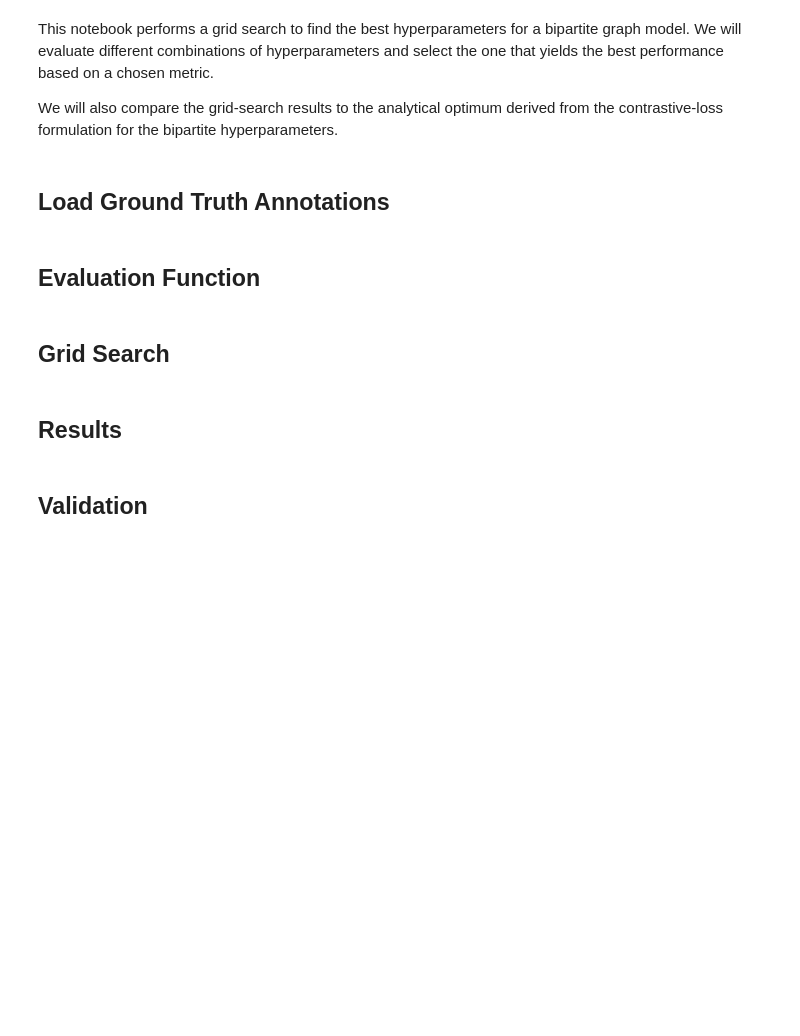
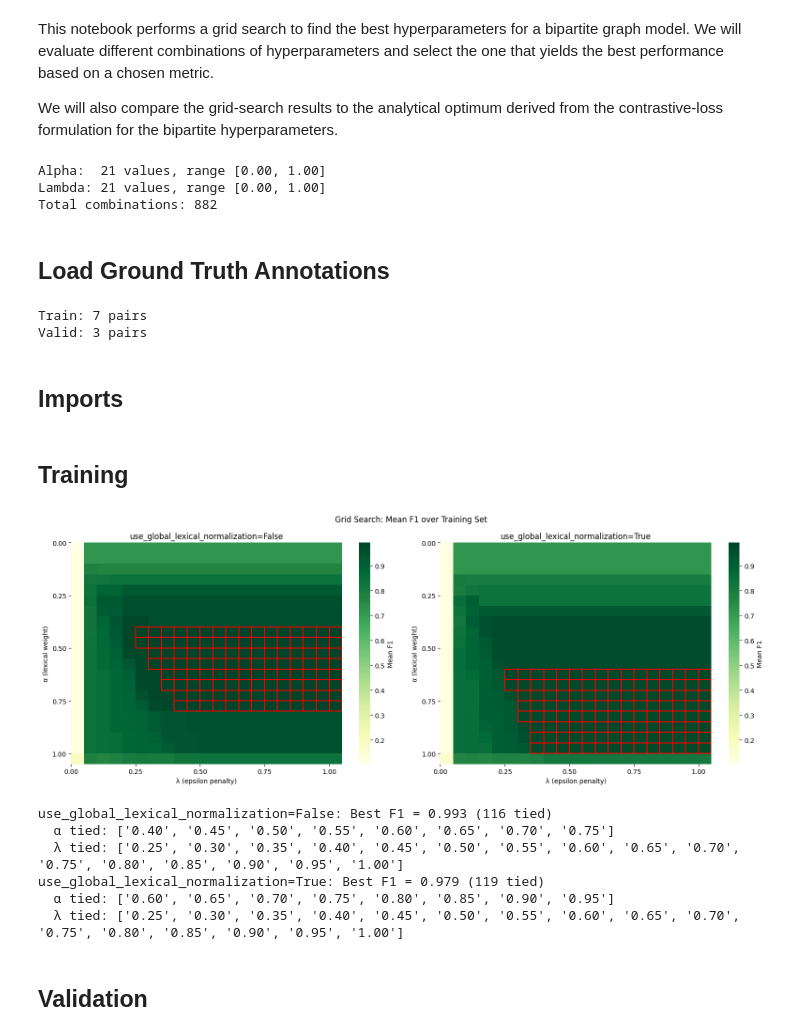
Before and after one commit to michamettler/BA-FS26_ciel_Mettler_Dialektanalyse, a Jupyter notebook: scripts/grid-search-bipartite-hyperparams.ipynb, the cells around one changed output. Cells and saved outputs as stored; diff of their text form; code cells hidden in the pictures; blank space fills up the shorter version.

Commit message:
implemented grid-search to find hyperparams in bipartite matching

```diff
--- a/scripts/grid-search-bipartite-hyperparams.ipynb
+++ b/scripts/grid-search-bipartite-hyperparams.ipynb
@@ -11,37 +11,53 @@ import numpy as np
 sys.path.insert(0, "domain")
 sys.path.insert(0, "utils")
 
-# Define the hyperparameters to search over
-alphas = np.linspace(0, 1, 21)   # lexical vs. positional weight (1 = lexical only)
+# hyperparameters to search over
+alphas = np.linspace(0, 1, 21)  # lexical vs. positional weight (1 = lexical only)
 lambdas = np.linspace(0, 1, 21)  # epsilon penalty (0 = no penalty, 1 = max penalty)
+lexical_normalization_modes = [False, True]  # use global or local lexical normalization
 
 print(f"Alpha:  {len(alphas)} values, range [{alphas[0]:.2f}, {alphas[-1]:.2f}]")
 print(f"Lambda: {len(lambdas)} values, range [{lambdas[0]:.2f}, {lambdas[-1]:.2f}]")
-print(f"Total combinations: {len(alphas) * len(lambdas)}")
+print(f"Total combinations: {len(alphas) * len(lambdas) * len(lexical_normalization_modes):,}")
+# %% [output]
+Alpha:  21 values, range [0.00, 1.00]
+Lambda: 21 values, range [0.00, 1.00]
+Total combinations: 882
 # %% [markdown]
 ## Load Ground Truth Annotations
 # %%
 import json
 import pandas as pd
+from collections import defaultdict
 
-# Load ground truth alignments
-with open("../transcripts/synthetic/synthetic-ground-truth-alignments.json", encoding="utf-8") as f:
-    all_entries = json.load(f)
+# ground truth alignments
+with open("../transcripts/synthetic/synthetic-ground-truth-alignments.json", encoding="utf-8-sig") as f:
+    ground_truth_entries = json.load(f)
 
-# Convert string keys to int in alignments
-for entry in all_entries:
+# parse string keys to int's in ground truth alignments
+for entry in ground_truth_entries:
     entry["alignment"] = {int(k): v for k, v in entry["alignment"].items()}
 
-# Load split info from TSV
-df_split = pd.read_csv("../transcripts/synthetic/synthetic-dialect-ignorant-transcript.tsv", sep="\t", encoding="utf-8-sig")
-split_map = dict(zip(df_split["index"], df_split["split"]))
+# load synthetic dataset
+df_synthetic_dit_transcripts = pd.read_csv(
+    "../transcripts/synthetic/synthetic-dialect-ignorant-transcript.tsv",
+    sep="\t", encoding="utf-8-sig"
+)
+split_map = dict(zip(df_synthetic_dit_transcripts["index"], df_synthetic_dit_transcripts["split"]))
 
-# Split into train/valid (exclude test)
-train_entries = [e for e in all_entries if split_map.get(e["index"]) == "train"]
-valid_entries = [e for e in all_entries if split_map.get(e["index"]) == "valid"]
+# build training and validation sets based on split
+entries_by_split = defaultdict(list)
+for entry in ground_truth_entries:
+    entries_by_split[split_map.get(entry["index"])].append(entry)
+
+train_entries = entries_by_split["train"]
+valid_entries = entries_by_split["valid"]
 
 print(f"Train: {len(train_entries)} pairs")
 print(f"Valid: {len(valid_entries)} pairs")
+# %% [output]
+Train: 7 pairs
+Valid: 3 pairs
 # %% [markdown]
-## Evaluation Function
+## Imports
 # %%
@@ -51,2 +69,2 @@ print(f"Valid: {len(valid_entries)} pairs")
 # %% [markdown]
-## Grid Search
+## Training
@@ -58,8 +71,25 @@ print(f"Valid: {len(valid_entries)} pairs")
-# %% [markdown]
-## Results
 # %%
-# TODO: heatmap of F1 over alpha x lambda grid
-# TODO: print best (alpha, lambda) and corresponding F1
+df_train = grid_search(train_entries, alphas, lambdas, lexical_normalization_modes)
+train_f1_grids = pivot_f1_grids(df_train)
+
+plot_grid_search_heatmaps(
+    panels=[(train_f1_grids[mode], f"use_global_lexical_normalization={mode}") for mode in lexical_normalization_modes],
+    alphas=alphas,
+    lambdas=lambdas,
+    suptitle="Grid Search: Mean F1 over Training Set",
+)
+
+for mode in lexical_normalization_modes:
+    subset = df_train[df_train["use_global_lexical_normalization"] == mode]
+    print_best_f1_summary(subset, f"use_global_lexical_normalization={mode}: ")
+# %% [output]
+[figure, added]
+use_global_lexical_normalization=False: Best F1 = 0.993 (116 tied)
+  α tied: ['0.40', '0.45', '0.50', '0.55', '0.60', '0.65', '0.70', '0.75']
+  λ tied: ['0.25', '0.30', '0.35', '0.40', '0.45', '0.50', '0.55', '0.60', '0.65', '0.70', '0.75', '0.80', '0.85', '0.90', '0.95', '1.00']
+use_global_lexical_normalization=True: Best F1 = 0.979 (119 tied)
+  α tied: ['0.60', '0.65', '0.70', '0.75', '0.80', '0.85', '0.90', '0.95']
+  λ tied: ['0.25', '0.30', '0.35', '0.40', '0.45', '0.50', '0.55', '0.60', '0.65', '0.70', '0.75', '0.80', '0.85', '0.90', '0.95', '1.00']
 # %% [markdown]
 ## Validation
 # %%
```
Also changed, not shown: parts of 5 cells of this notebook, 4 other files.
